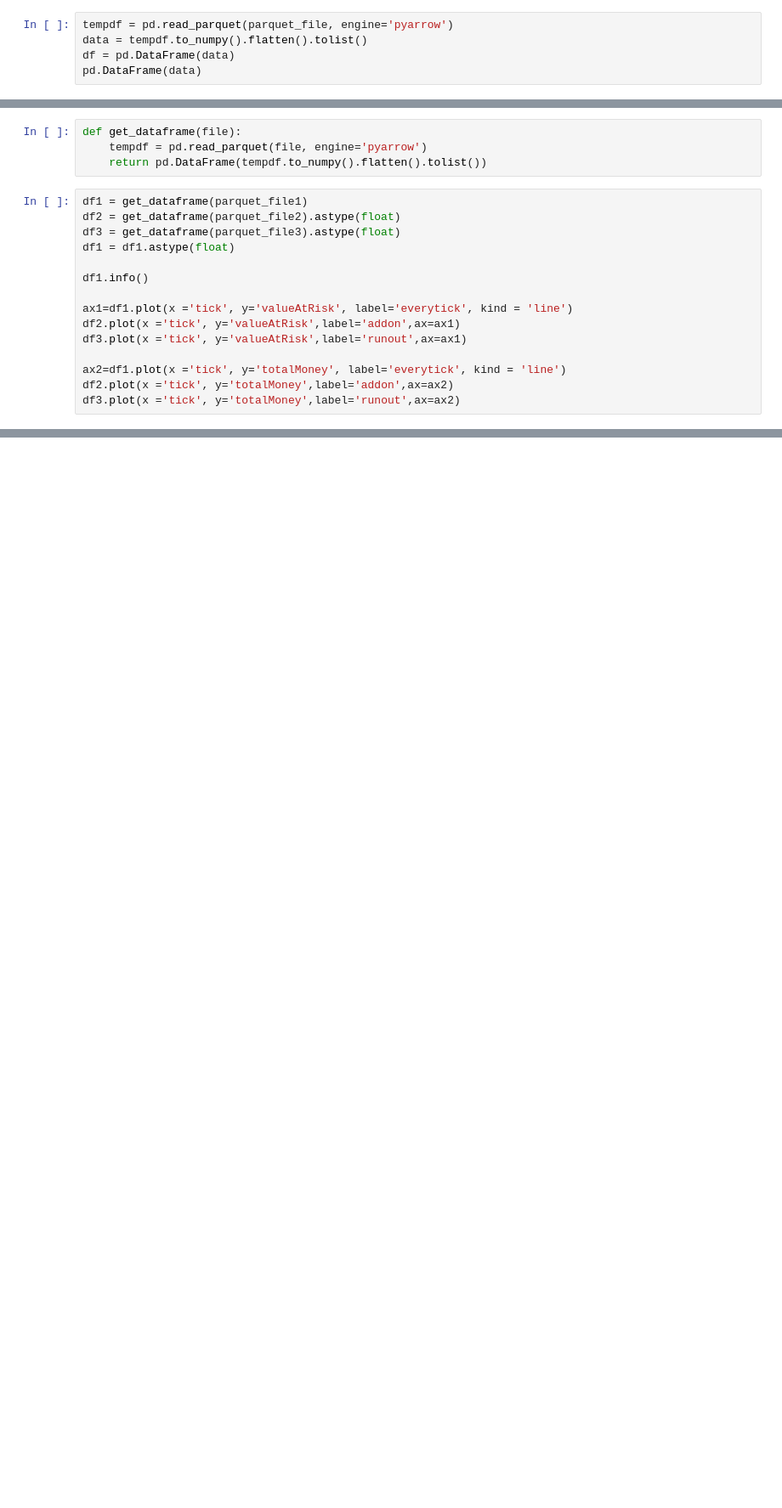
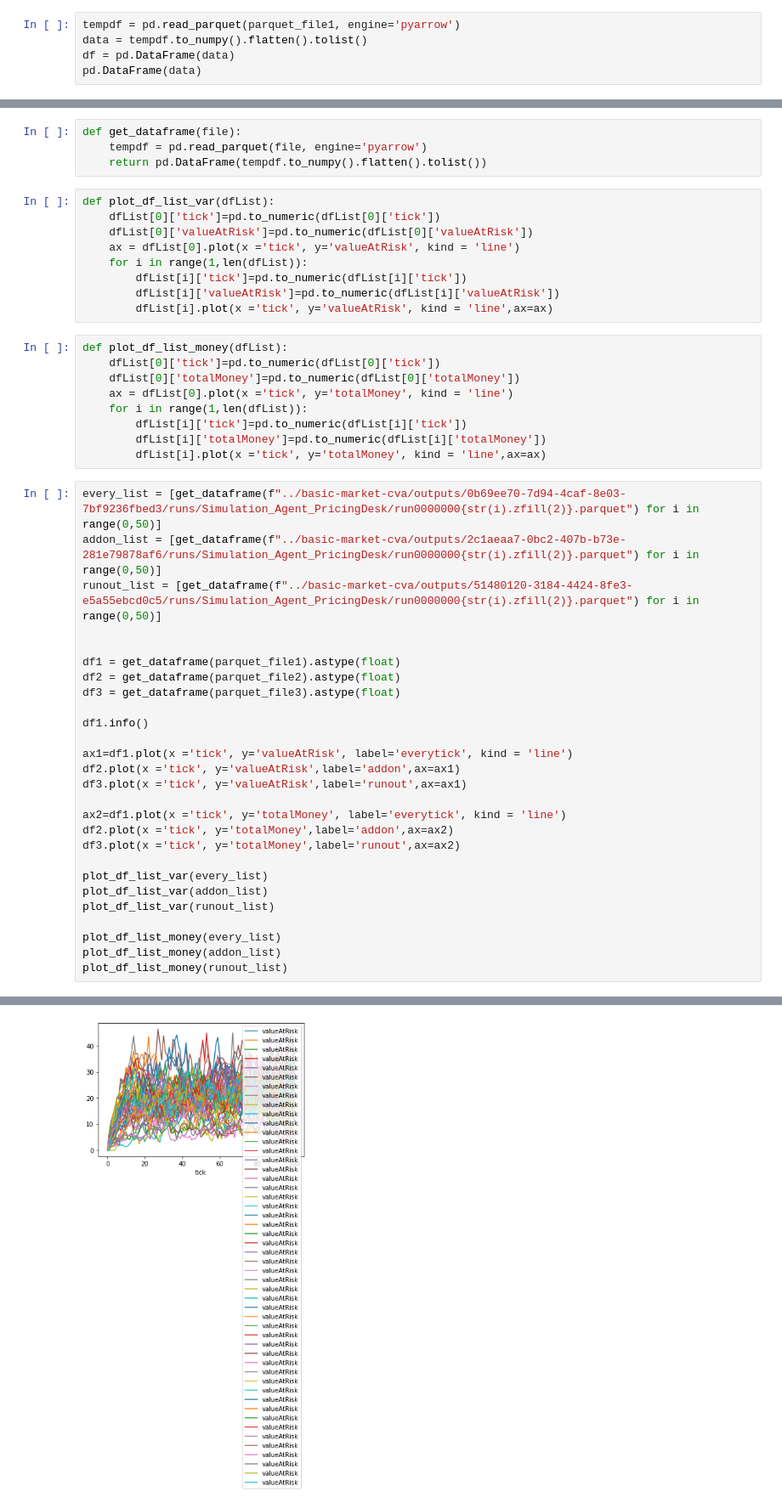
Before and after one commit to sophiebella28/cva, a Jupyter notebook: jupyter-files/Graph generation.ipynb, the cells around one changed output, grey strips where cells are left out. Shown at 85% size. Drawn from its saved outputs; the diff is of its cells as text; blank space fills up the shorter version.

Commit message:
graph generation and fix cds in project

```diff
--- a/jupyter-files/Graph generation.ipynb
+++ b/jupyter-files/Graph generation.ipynb
@@ -16,5 +20,5 @@ parquet_file3 = "../basic-market-cva/outputs/4388fb36-b80f-42f6-aa1a-c48dbda20de
 # %%
-tempdf = pd.read_parquet(parquet_file, engine='pyarrow')
+tempdf = pd.read_parquet(parquet_file1, engine='pyarrow')
 data = tempdf.to_numpy().flatten().tolist()
 df = pd.DataFrame(data)
 pd.DataFrame(data)
@@ -42,11 +45,33 @@ df.plot(x ='tick', y='valueAtRisk', kind = 'line')
 def get_dataframe(file):
     tempdf = pd.read_parquet(file, engine='pyarrow')
     return pd.DataFrame(tempdf.to_numpy().flatten().tolist())
+# %%
+def plot_df_list_var(dfList):
+    dfList[0]['tick']=pd.to_numeric(dfList[0]['tick'])
+    dfList[0]['valueAtRisk']=pd.to_numeric(dfList[0]['valueAtRisk'])
+    ax = dfList[0].plot(x ='tick', y='valueAtRisk', kind = 'line')
+    for i in range(1,len(dfList)):
+        dfList[i]['tick']=pd.to_numeric(dfList[i]['tick'])
+        dfList[i]['valueAtRisk']=pd.to_numeric(dfList[i]['valueAtRisk'])
+        dfList[i].plot(x ='tick', y='valueAtRisk', kind = 'line',ax=ax)
+# %%
+def plot_df_list_money(dfList):
+    dfList[0]['tick']=pd.to_numeric(dfList[0]['tick'])
+    dfList[0]['totalMoney']=pd.to_numeric(dfList[0]['totalMoney'])
+    ax = dfList[0].plot(x ='tick', y='totalMoney', kind = 'line')
+    for i in range(1,len(dfList)):
+        dfList[i]['tick']=pd.to_numeric(dfList[i]['tick'])
+        dfList[i]['totalMoney']=pd.to_numeric(dfList[i]['totalMoney'])
+        dfList[i].plot(x ='tick', y='totalMoney', kind = 'line',ax=ax)
 # %%
-df1 = get_dataframe(parquet_file1)
+every_list = [get_dataframe(f"../basic-market-cva/outputs/0b69ee70-7d94-4caf-8e03-7bf9236fbed3/runs/Simulation_Agent_PricingDesk/run0000000{str(i).zfill(2)}.parquet") for i in range(0,50)]
+addon_list = [get_dataframe(f"../basic-market-cva/outputs/2c1aeaa7-0bc2-407b-b73e-281e79878af6/runs/Simulation_Agent_PricingDesk/run0000000{str(i).zfill(2)}.parquet") for i in range(0,50)]
+runout_list = [get_dataframe(f"../basic-market-cva/outputs/51480120-3184-4424-8fe3-e5a55ebcd0c5/runs/Simulation_Agent_PricingDesk/run0000000{str(i).zfill(2)}.parquet") for i in range(0,50)]
+
+
+df1 = get_dataframe(parquet_file1).astype(float)
 df2 = get_dataframe(parquet_file2).astype(float)
 df3 = get_dataframe(parquet_file3).astype(float)
-df1 = df1.astype(float)
 
 df1.info()
 
@@ -57,4 +82,12 @@ df3.plot(x ='tick', y='valueAtRisk',label='runout',ax=ax1)
 ax2=df1.plot(x ='tick', y='totalMoney', label='everytick', kind = 'line')
 df2.plot(x ='tick', y='totalMoney',label='addon',ax=ax2)
 df3.plot(x ='tick', y='totalMoney',label='runout',ax=ax2)
+
+plot_df_list_var(every_list)
+plot_df_list_var(addon_list)
+plot_df_list_var(runout_list)
+
+plot_df_list_money(every_list)
+plot_df_list_money(addon_list)
+plot_df_list_money(runout_list)
 # %% [output]
@@ -78,2 +111,3 @@ memory usage: 7.2 KB
 [figure]
 [figure]
+[figure, added]
```
Also changed, not shown: parts of 5 cells of this notebook, 17 other files.
